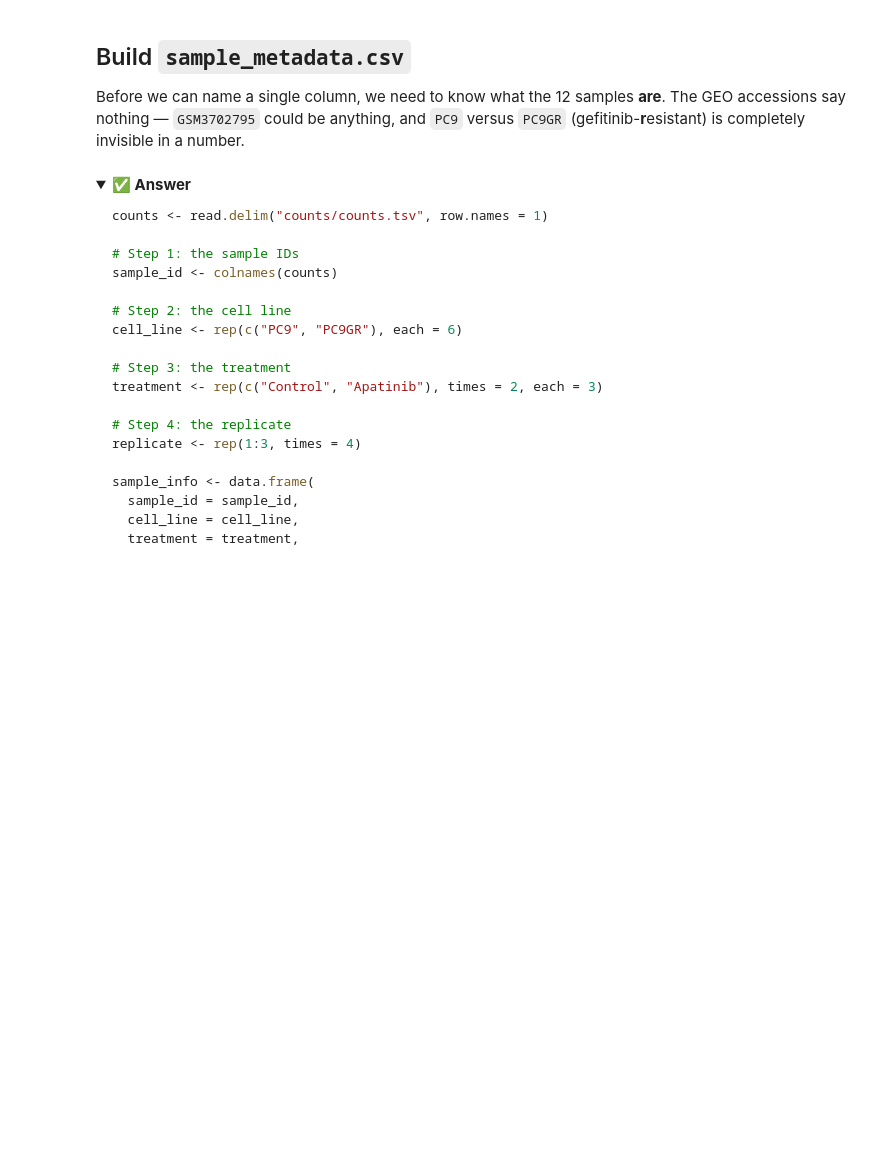
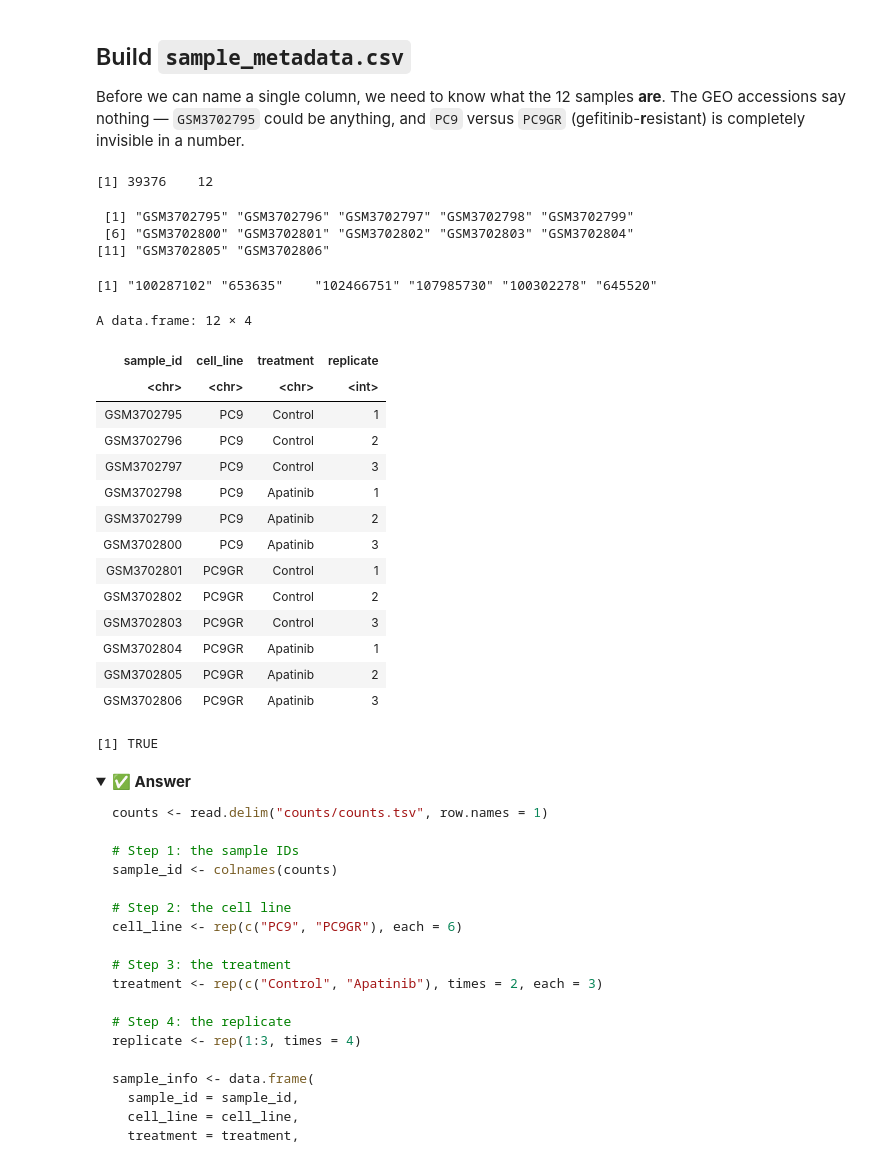
Before and after one commit to hoamaisam/BULK2026, a Jupyter notebook: lecture_06_R_Data_Manipulation_Management.ipynb, the cells around one changed output. Cells and saved outputs as stored; diff of their text form; code cells hidden in the pictures; folded sections open; blank space fills up the shorter version.

```diff
--- a/lecture_06_R_Data_Manipulation_Management.ipynb
+++ b/lecture_06_R_Data_Manipulation_Management.ipynb
@@ -41,37 +41,59 @@ Before we can name a single column, we need to know what the 12 samples **are**.
 # %%
 # --- read the raw counts -----------------------------------------------
 counts <- read.delim("counts/counts.tsv", row.names = 1)
 
 dim(counts)                  # 39376 12
 colnames(counts)              # GSM3702795 ... GSM3702806
 head(rownames(counts))
 
 # --- Step 1: the sample IDs --------------------------------------------
-sample_id <- _______________________
+sample_id <- colnames(counts)
 
 # --- Step 2: the cell line ---------------------------------------------
-cell_line <- _______________________
+cell_line <- rep(c("PC9", "PC9GR"), each = 6)
 
 # --- Step 3: the treatment ---------------------------------------------
-treatment <- _______________________
+treatment <- rep(c("Control", "Apatinib"), times = 2, each = 3)
 
 # --- Step 4: the replicate ---------------------------------------------
-replicate <- _______________________
+replicate <- rep(1:3, times=4)
 
 # --- four vectors -> one data frame ------------------------------------
 sample_info <- data.frame(
   sample_id = sample_id,
   cell_line = cell_line,
   treatment = treatment,
   replicate = replicate
 )
 
 sample_info
 
 # --- save it: row.names = FALSE drops the 1..12 row numbers ------------
 write.csv(sample_info, "counts/sample_metadata.csv", row.names = FALSE)
 
 file.exists("counts/sample_metadata.csv")
+# %% [output]
+[1] 39376    12
+ [1] "GSM3702795" "GSM3702796" "GSM3702797" "GSM3702798" "GSM3702799"
+ [6] "GSM3702800" "GSM3702801" "GSM3702802" "GSM3702803" "GSM3702804"
+[11] "GSM3702805" "GSM3702806"
+[1] "100287102" "653635"    "102466751" "107985730" "100302278" "645520"
+A data.frame: 12 × 4
+| sample_id | cell_line | treatment | replicate |
+| <chr> | <chr> | <chr> | <int> |
+| GSM3702795 | PC9 | Control | 1 |
+| GSM3702796 | PC9 | Control | 2 |
+| GSM3702797 | PC9 | Control | 3 |
+| GSM3702798 | PC9 | Apatinib | 1 |
+| GSM3702799 | PC9 | Apatinib | 2 |
+| GSM3702800 | PC9 | Apatinib | 3 |
+| GSM3702801 | PC9GR | Control | 1 |
+| GSM3702802 | PC9GR | Control | 2 |
+| GSM3702803 | PC9GR | Control | 3 |
+| GSM3702804 | PC9GR | Apatinib | 1 |
+| GSM3702805 | PC9GR | Apatinib | 2 |
+| GSM3702806 | PC9GR | Apatinib | 3 |
+[1] TRUE
 # %% [markdown]
 <details>
 <summary><b>✅ Answer</b></summary>
```
Also changed, not shown: parts of 4 cells of this notebook.
